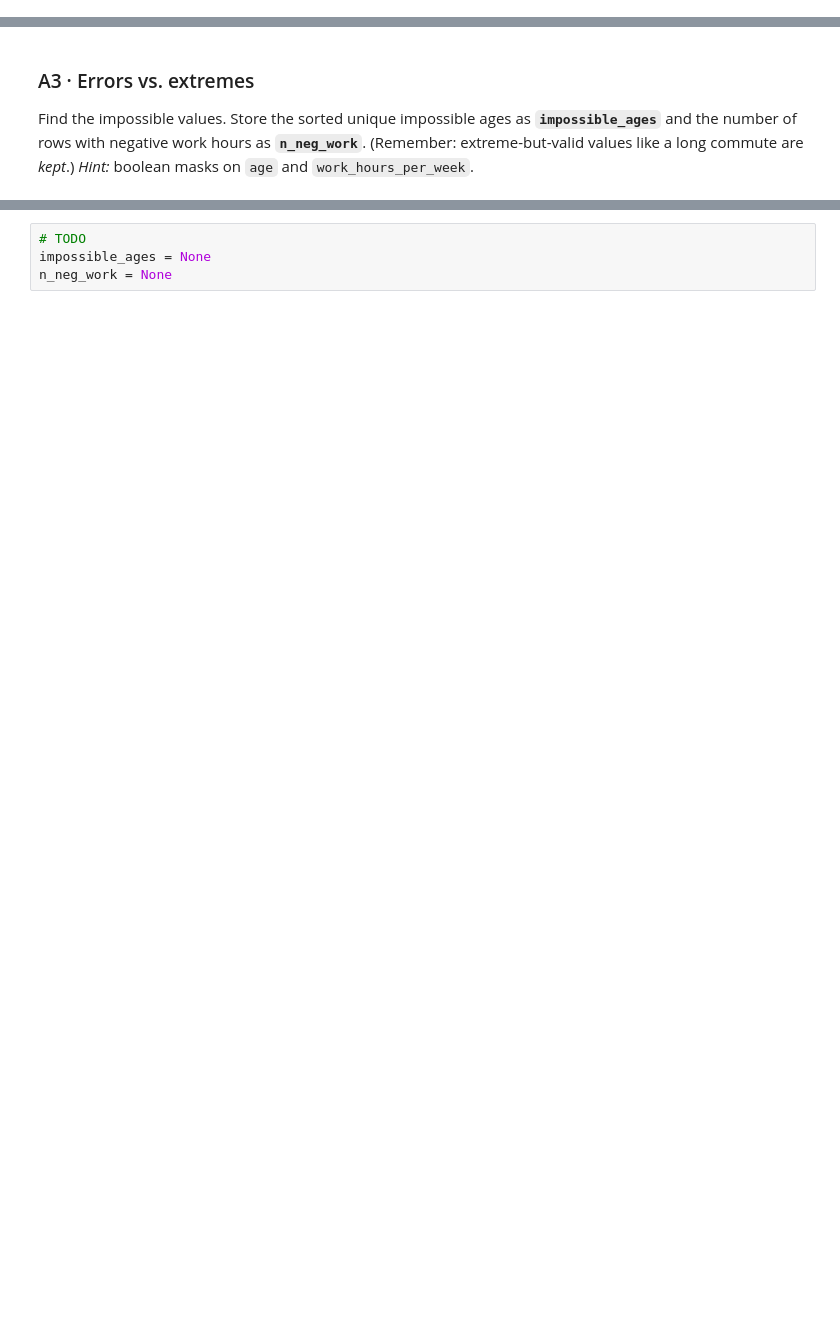
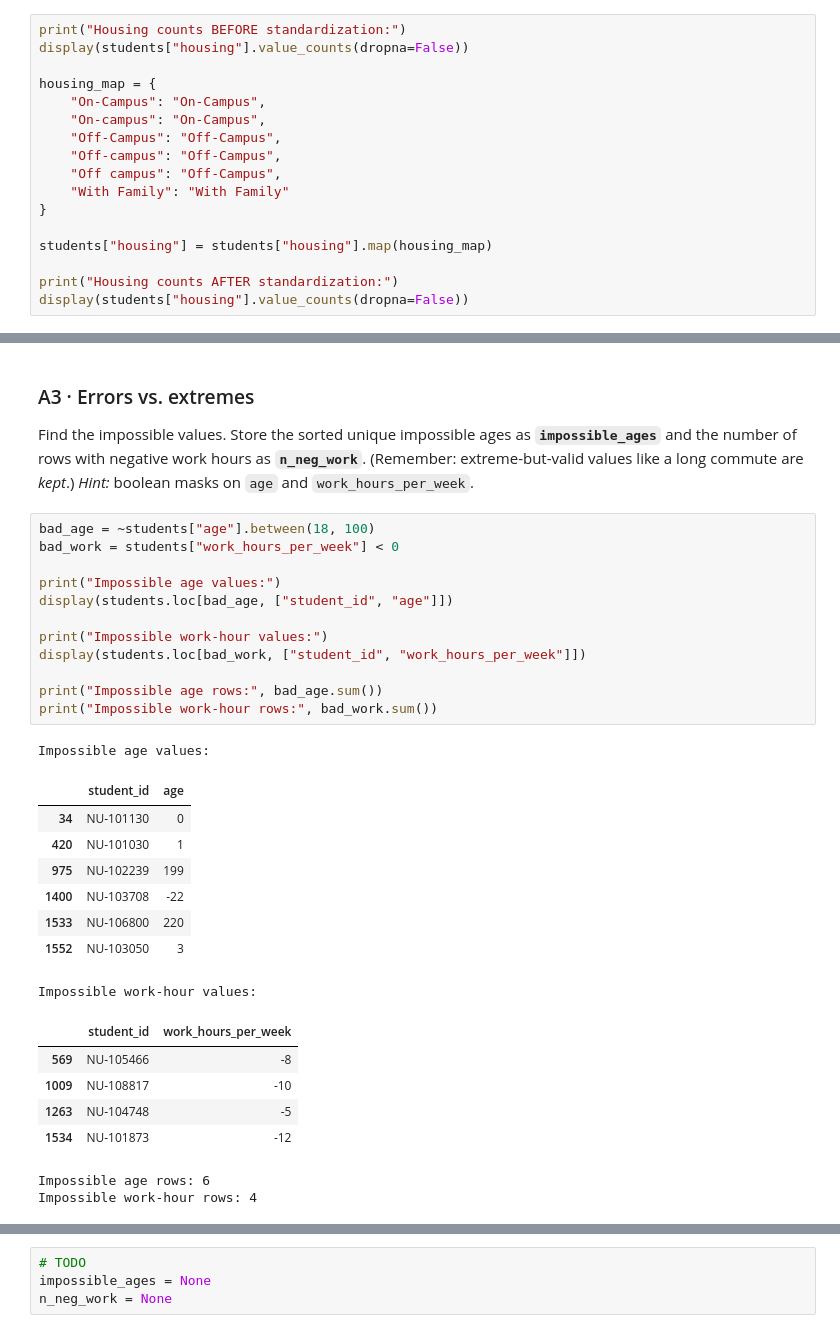
Before and after one commit to jbs112233/jordan_INFO4670_Fall2026, a Jupyter notebook: Copy_of_Week5_INFO4670_Assignment2_Framework.ipynb, the cells around one changed output, grey strips where cells are left out. Cells and saved outputs as stored; diff of their text form; blank space fills up the shorter version.

```diff
--- a/Copy_of_Week5_INFO4670_Assignment2_Framework.ipynb
+++ b/Copy_of_Week5_INFO4670_Assignment2_Framework.ipynb
@@ -57,0 +60,17 @@ except Exception:
+# %%
+print("Housing counts BEFORE standardization:")
+display(students["housing"].value_counts(dropna=False))
+
+housing_map = {
+    "On-Campus": "On-Campus",
+    "On-campus": "On-Campus",
+    "Off-Campus": "Off-Campus",
+    "Off-campus": "Off-Campus",
+    "Off campus": "Off-Campus",
+    "With Family": "With Family"
+}
+
+students["housing"] = students["housing"].map(housing_map)
+
+print("Housing counts AFTER standardization:")
+display(students["housing"].value_counts(dropna=False))
@@ -59,3 +95,32 @@ except Exception:
 ### A3 · Errors vs. extremes
 Find the impossible values. Store the sorted unique impossible ages as **`impossible_ages`** and the number of rows with negative work hours as **`n_neg_work`**. (Remember: extreme-but-valid values like a long commute are *kept*.)
 *Hint:* boolean masks on `age` and `work_hours_per_week`.
+# %%
+bad_age = ~students["age"].between(18, 100)
+bad_work = students["work_hours_per_week"] < 0
+
+print("Impossible age values:")
+display(students.loc[bad_age, ["student_id", "age"]])
+
+print("Impossible work-hour values:")
+display(students.loc[bad_work, ["student_id", "work_hours_per_week"]])
+
+print("Impossible age rows:", bad_age.sum())
+print("Impossible work-hour rows:", bad_work.sum())
+# %% [output]
+Impossible age values:
+|  | student_id | age |
+| 34 | NU-101130 | 0 |
+| 420 | NU-101030 | 1 |
+| 975 | NU-102239 | 199 |
+| 1400 | NU-103708 | -22 |
+| 1533 | NU-106800 | 220 |
+| 1552 | NU-103050 | 3 |
+Impossible work-hour values:
+|  | student_id | work_hours_per_week |
+| 569 | NU-105466 | -8 |
+| 1009 | NU-108817 | -10 |
+| 1263 | NU-104748 | -5 |
+| 1534 | NU-101873 | -12 |
+Impossible age rows: 6
+Impossible work-hour rows: 4
```
Also changed, not shown: parts of 28 cells of this notebook.
